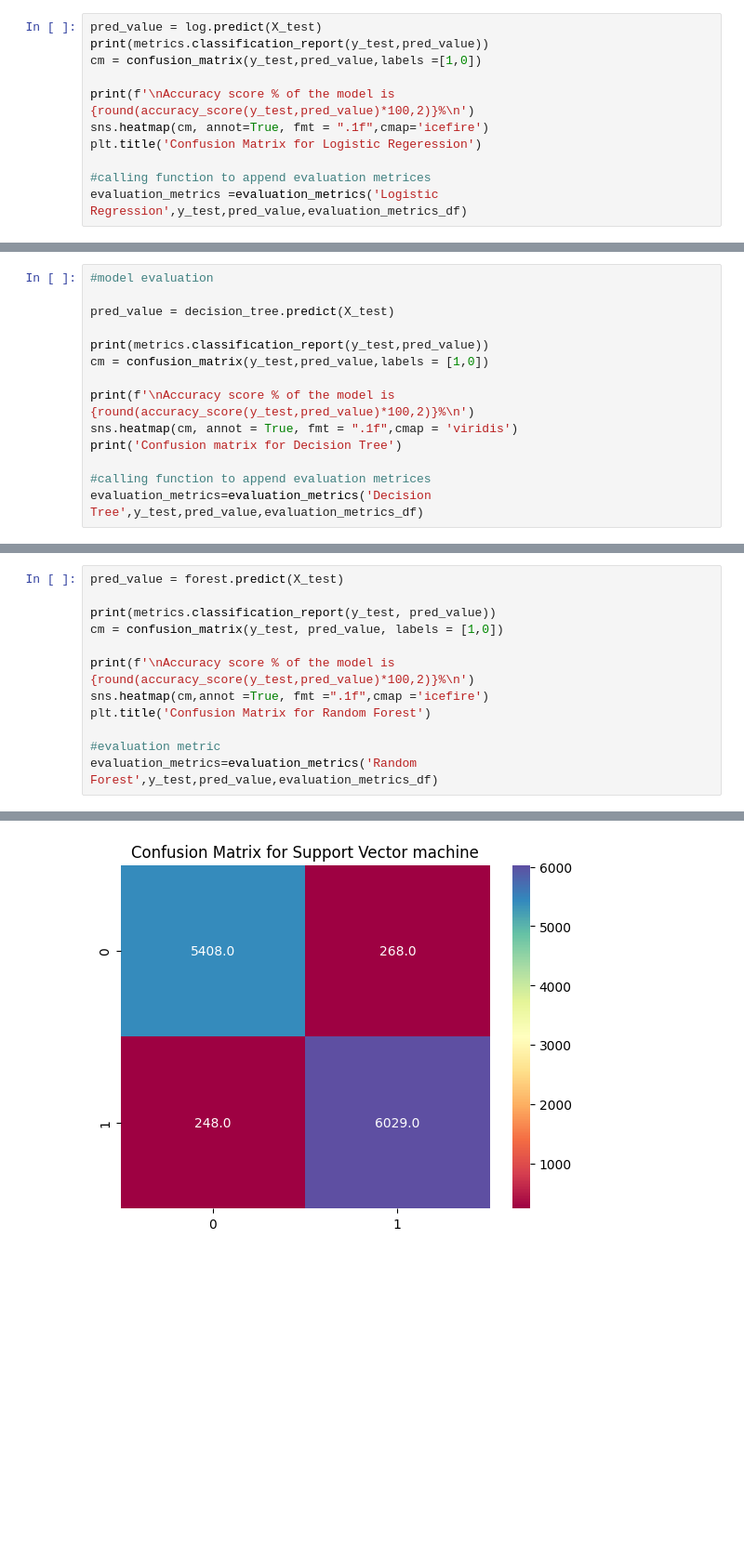
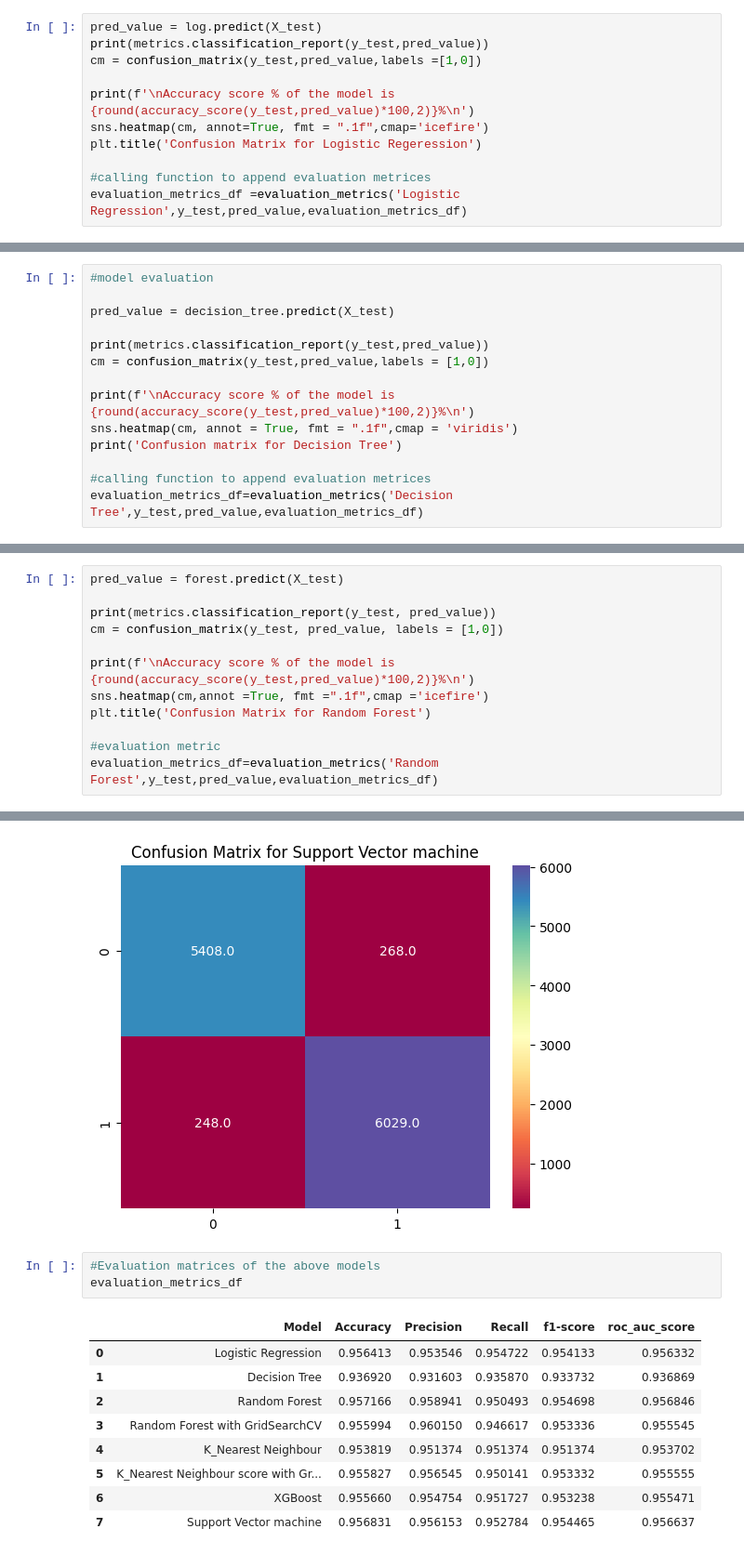
Before and after one commit to Tilak46-R/Airline-Referral-capstone-project-Classification, a Jupyter notebook: Airline_Referral_capstone_project_Classification.ipynb, the cells around one changed output, grey strips where cells are left out. Shown at 93% size. Saved outputs shown, nothing was run; the diff lists cells and outputs as text; blank space fills up the shorter version.

```diff
--- a/Airline_Referral_capstone_project_Classification.ipynb
+++ b/Airline_Referral_capstone_project_Classification.ipynb
@@ -877,7 +877,7 @@ sns.heatmap(cm, annot=True, fmt = ".1f",cmap='icefire')
 plt.title('Confusion Matrix for Logistic Regeression')
 
 #calling function to append evaluation metrices
-evaluation_metrics =evaluation_metrics('Logistic Regression',y_test,pred_value,evaluation_metrics_df)
+evaluation_metrics_df =evaluation_metrics('Logistic Regression',y_test,pred_value,evaluation_metrics_df)
 # %% [output]
               precision    recall  f1-score   support
 
@@ -924,7 +924,7 @@ sns.heatmap(cm, annot = True, fmt = ".1f",cmap = 'viridis')
 print('Confusion matrix for Decision Tree')
 
 #calling function to append evaluation metrices
-evaluation_metrics=evaluation_metrics('Decision Tree',y_test,pred_value,evaluation_metrics_df)
+evaluation_metrics_df=evaluation_metrics('Decision Tree',y_test,pred_value,evaluation_metrics_df)
 # %% [output]
               precision    recall  f1-score   support
 
@@ -960,7 +960,7 @@ sns.heatmap(cm,annot =True, fmt =".1f",cmap ='icefire')
 plt.title('Confusion Matrix for Random Forest')
 
 #evaluation metric
-evaluation_metrics=evaluation_metrics('Random Forest',y_test,pred_value,evaluation_metrics_df)
+evaluation_metrics_df=evaluation_metrics('Random Forest',y_test,pred_value,evaluation_metrics_df)
 # %% [output]
               precision    recall  f1-score   support
 
@@ -1189,3 +1189,16 @@ weighted avg       0.96      0.96      0.96     11953
 
 Accuracy score % of the model is 95.68%
 [figure]
+# %%
+#Evaluation matrices of the above models
+evaluation_metrics_df
+# %% [output]
+|  | Model | Accuracy | Precision | Recall | f1-score | roc_auc_score |
+| 0 | Logistic Regression | 0.956413 | 0.953546 | 0.954722 | 0.954133 | 0.956332 |
+| 1 | Decision Tree | 0.936920 | 0.931603 | 0.935870 | 0.933732 | 0.936869 |
+| 2 | Random Forest | 0.957166 | 0.958941 | 0.950493 | 0.954698 | 0.956846 |
+| 3 | Random Forest with GridSearchCV | 0.955994 | 0.960150 | 0.946617 | 0.953336 | 0.955545 |
+| 4 | K_Nearest Neighbour | 0.953819 | 0.951374 | 0.951374 | 0.951374 | 0.953702 |
+| 5 | K_Nearest Neighbour score with Gr... | 0.955827 | 0.956545 | 0.950141 | 0.953332 | 0.955555 |
+| 6 | XGBoost | 0.955660 | 0.954754 | 0.951727 | 0.953238 | 0.955471 |
+| 7 | Support Vector machine | 0.956831 | 0.956153 | 0.952784 | 0.954465 | 0.956637 |
```
Also changed, not shown: parts of 5 cells of this notebook.
